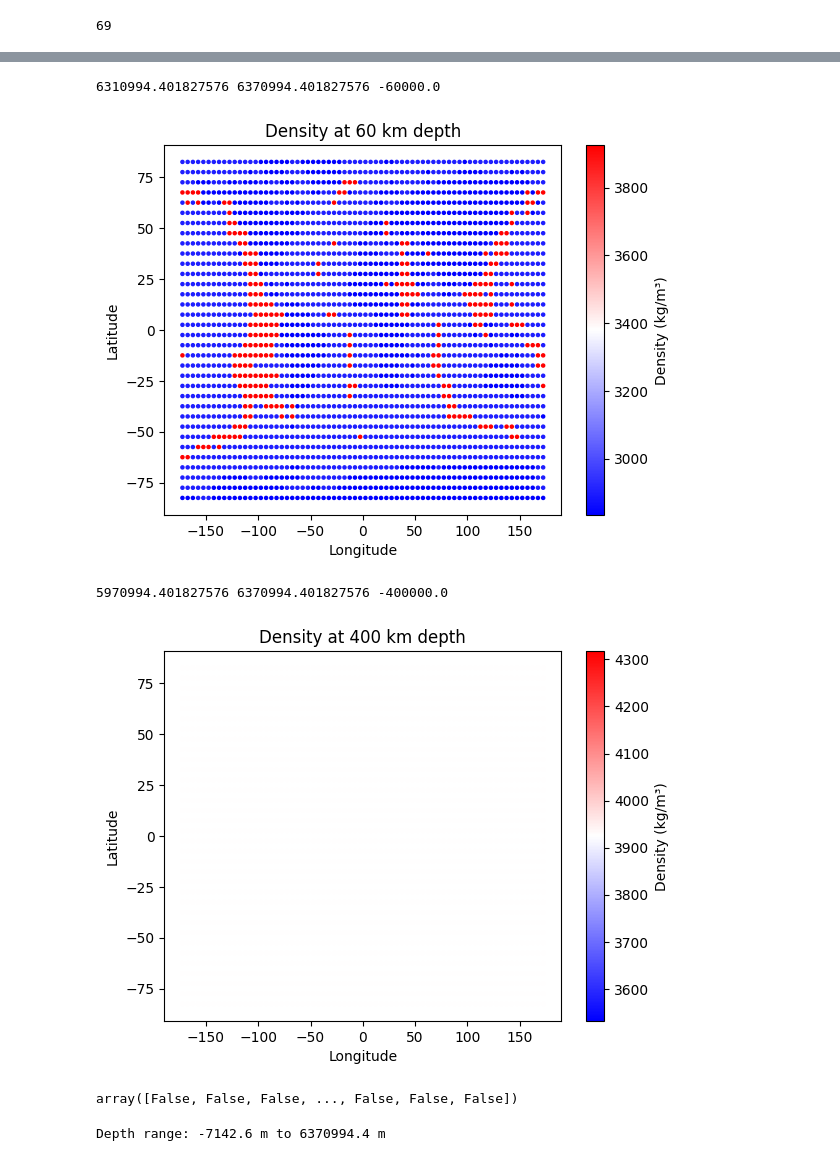
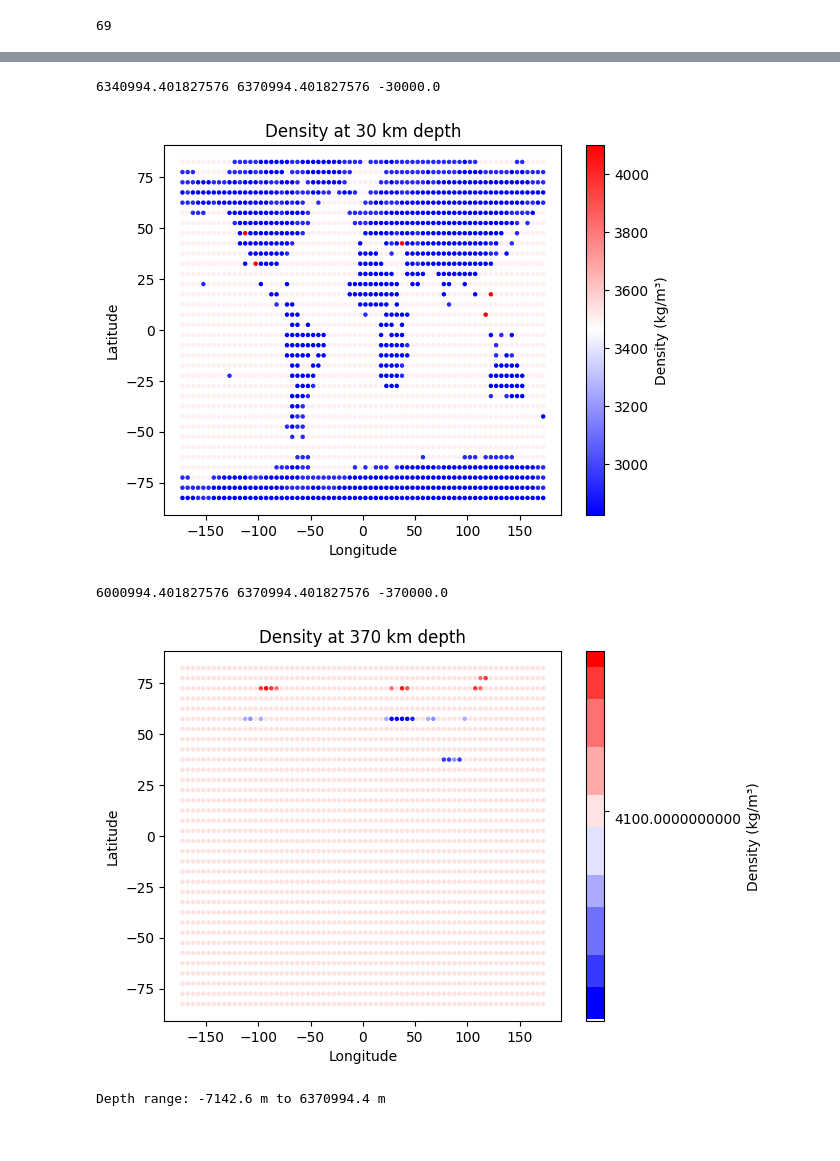
Before and after one commit to AmitavaDutta/gravity_tesseroids, a Jupyter notebook: gravity_distribution_tesseroids.ipynb, the cells around one changed output, grey strips where cells are left out. Saved outputs shown, nothing was run; the diff lists cells and outputs as text; code cells hidden in the pictures.

```diff
--- a/gravity_distribution_tesseroids.ipynb
+++ b/gravity_distribution_tesseroids.ipynb
@@ -313,5 +296,5 @@ plt.plot(tess_den[:,6],tess_den[:,5]*1e-3-mean_radius*1e-3,'o')
 # %%
-depth_target = 60e3  # 40 km depth
+depth_target = 30e3  # 40 km depth
 radius_target = mean_radius - depth_target
 print(radius_target,mean_radius,radius_target-mean_radius)
 mask = (tess_den[:, 4] <= radius_target) & (tess_den[:, 5] >= radius_target)
@@ -328,32 +311,27 @@ plt.ylabel("Latitude")
 plt.colorbar(label="Density (kg/m³)")
 plt.show()
 # %% [output]
-6310994.401827576 6370994.401827576 -60000.0
+6340994.401827576 6370994.401827576 -30000.0
-[figure, old version]
+[figure, new version]
 # %%
-depth_target = 400e3  # 40 km depth
+depth_target = 370e3  # 40 km depth
 radius_target = mean_radius - depth_target
 print(radius_target,mean_radius,radius_target-mean_radius)
-mask = (tess_den[:, 4] <= radius_target) & (tess_den[:, 5] >= radius_target)
-#mask = (tess_den[:, 4]  radius_target) #& (tess_den[:, 5] >= radius_target)
+mask = (tess_den[:, 4] < radius_target) & (tess_den[:, 5] > radius_target)
 
 subset = tess_den[mask]
 lon_center = 0.5 * (subset[:, 0] + subset[:, 1])
 lat_center = 0.5 * (subset[:, 2] + subset[:, 3])
 density = subset[:, 6]
 plt.scatter(lon_center, lat_center, c=density, cmap='bwr', s=5) #,vmin=1e3,vmax=3.5e3)
 plt.title(f"Density at {depth_target/1e3:.0f} km depth")
 plt.xlabel("Longitude")
 plt.ylabel("Latitude")
 plt.colorbar(label="Density (kg/m³)")
 plt.show()
 # %% [output]
-5970994.401827576 6370994.401827576 -400000.0
+6000994.401827576 6370994.401827576 -370000.0
-[figure, old version]
+[figure, new version]
-# %%
-mask
-# %% [output]
-array([False, False, False, ..., False, False, False])
 # %%
 # tess_den.([lon, lon + dlong, lat, lat + dlat, r_bottom, r_top, density_mid])
 all_depths = mean_radius - tess_den[:, 4:6]
```
Also changed, not shown: parts of 16 cells of this notebook, 1 other file.
